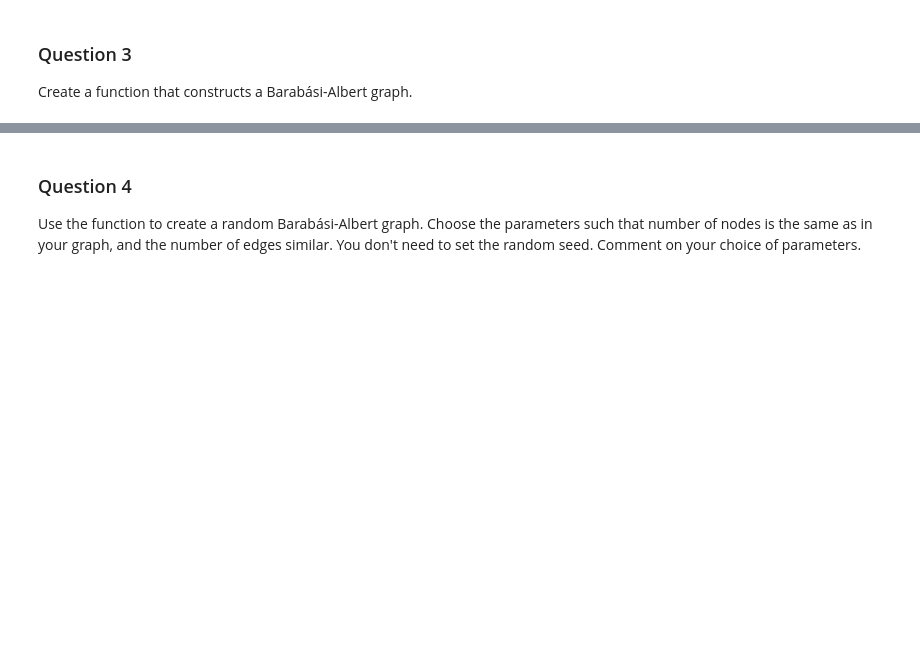
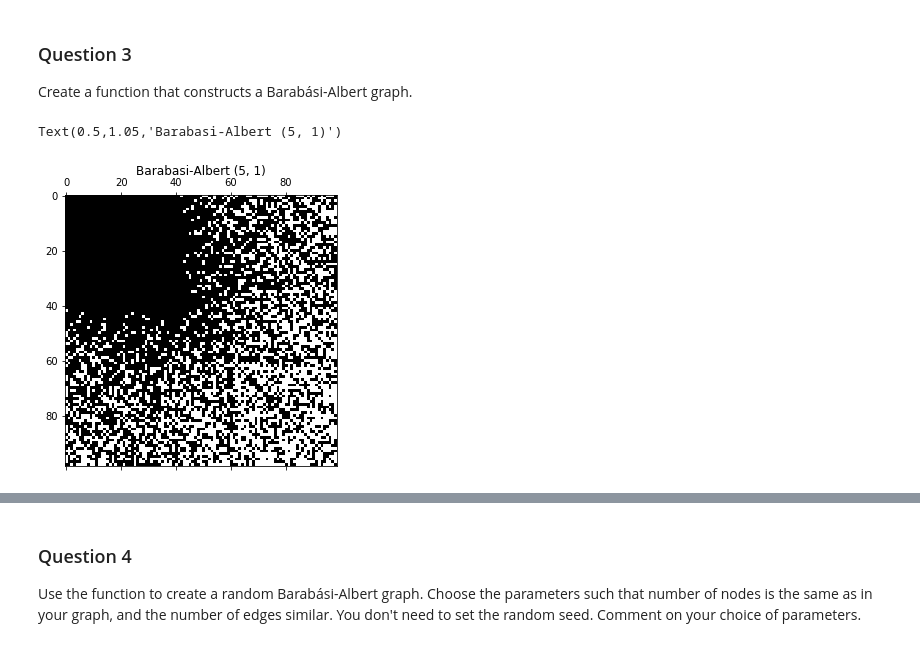
Before and after one commit to weberjoe/NTDS-MS-1-Route2-911, a Jupyter notebook: MS_2/2_network_models.ipynb, the cells around one changed output, grey strips where cells are left out. Cells and saved outputs as stored; diff of their text form; code cells hidden in the pictures; blank space fills up the shorter version.

```diff
--- a/MS_2/2_network_models.ipynb
+++ b/MS_2/2_network_models.ipynb
@@ -171,7 +190,11 @@ def barabasi_albert(n, m, seed=None):
 # %%
-ba = barabasi_albert(5, 1, 9087)
+ba = barabasi_albert(100, 40, 9087)
+plt.figure(figsize=(5,5))
 plt.spy(ba)
 plt.title('Barabasi-Albert (5, 1)')
+# %% [output]
+Text(0.5,1.05,'Barabasi-Albert (5, 1)')
+[figure, added]
 # %%
 ba = barabasi_albert(10, 2, 8708)
 plt.spy(ba)
```
Also changed, not shown: parts of 15 cells of this notebook.
